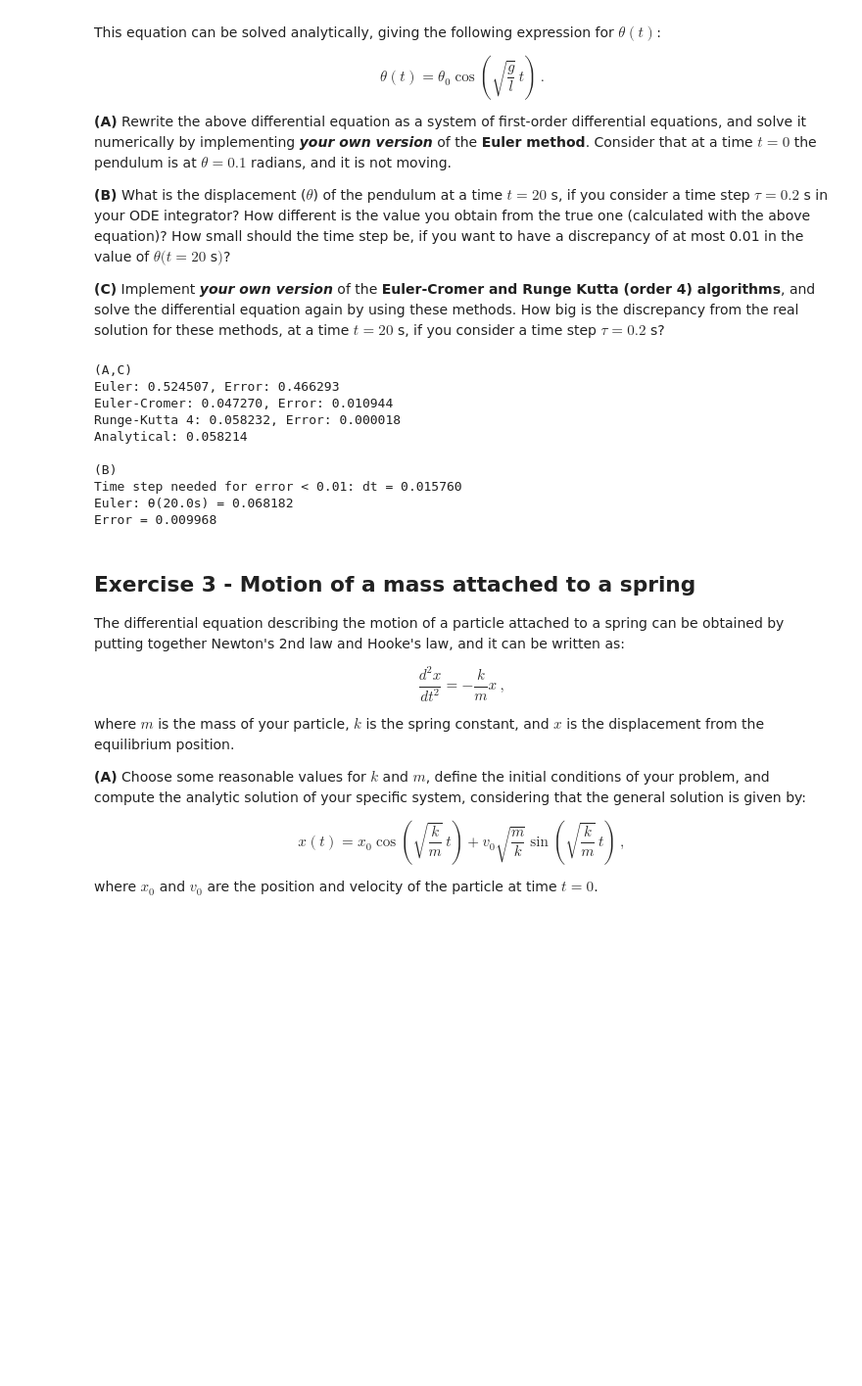
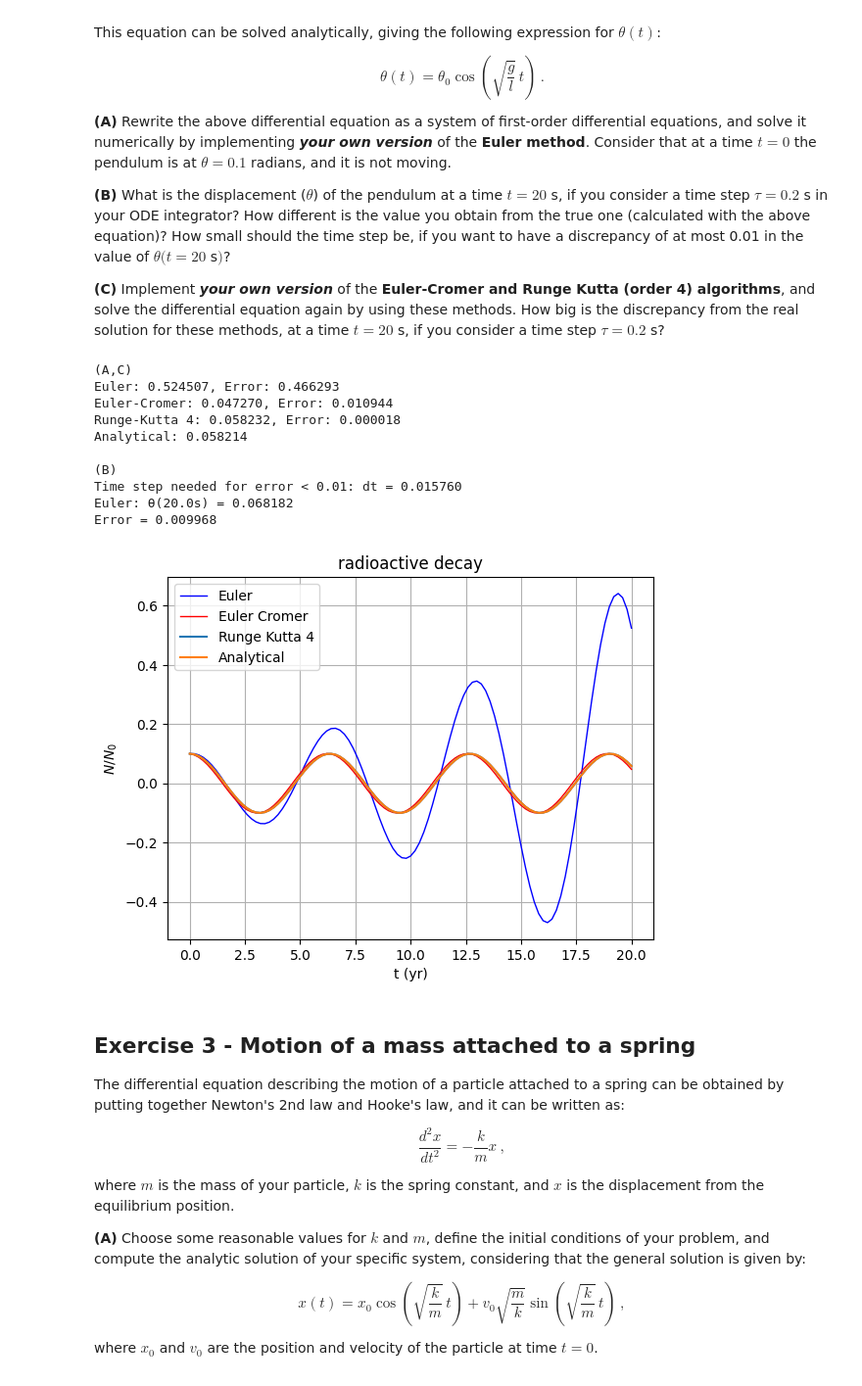
Before and after one commit to DerEppi/NUM, a Jupyter notebook: Exercise/Ex 6/Exercise Sheet 6.ipynb, the cells around one changed output. Shown at 98% size. Drawn from its saved outputs; the diff is of its cells as text; code cells hidden in the pictures; blank space fills up the shorter version.

```diff
--- a/Exercise/Ex 6/Exercise Sheet 6.ipynb
+++ b/Exercise/Ex 6/Exercise Sheet 6.ipynb
@@ -175,24 +176,24 @@ def runge_kutta4(dt):
 
     for i in range(steps-1):
         # k1
-        k1_theta = dt * omega[i]
-        k1_omega = dt * (-g/l * theta[i])
+        k1_theta = omega[i]
+        k1_omega = -g/l * theta[i]
 
         # k2
-        k2_theta = dt * (omega[i] + 0.5*k1_omega)
-        k2_omega = dt * (-g/l * (theta[i] + 0.5*k1_theta))
+        k2_theta = omega[i] + 0.5*dt*k1_omega
+        k2_omega = -g/l * (theta[i] + 0.5*dt*k1_theta)
 
         # k3
-        k3_theta = dt * (omega[i] + 0.5*k2_omega)
-        k3_omega = dt * (-g/l * (theta[i] + 0.5*k2_theta))
+        k3_theta = omega[i] + 0.5*dt*k2_omega
+        k3_omega = -g/l * (theta[i] + 0.5*dt*k2_theta)
 
         # k4
-        k4_theta = dt * (omega[i] + k3_omega)
-        k4_omega = dt * (-g/l * (theta[i] + k3_theta))
+        k4_theta = omega[i] + dt*k3_omega
+        k4_omega = -g/l * (theta[i] + dt*k3_theta)
 
         # Update
-        theta[i+1] = theta[i] + (k1_theta + 2*k2_theta + 2*k3_theta + k4_theta)/6
-        omega[i+1] = omega[i] + (k1_omega + 2*k2_omega + 2*k3_omega + k4_omega)/6
+        theta[i+1] = theta[i] + dt*(k1_theta + 2*k2_theta + 2*k3_theta + k4_theta)/6
+        omega[i+1] = omega[i] + dt*(k1_omega + 2*k2_omega + 2*k3_omega + k4_omega)/6
 
     return time, theta
 
@@ -203,35 +204,49 @@ time_rk4, theta_rk4 = runge_kutta4(tau)
 
 # Analytical value at t = 20 s
 theta_true = theta0 * np.cos(np.sqrt(g/l) * t_max)
+theta_analytical = theta0 * np.cos(np.sqrt(g/l) * time_e)
 
 print(f"(A,C)\nEuler: {theta_e[-1]:.6f}, Error: {abs(theta_e[-1] - theta_true):.6f}")
 print(f"Euler-Cromer: {theta_ec[-1]:.6f}, Error: {abs(theta_ec[-1] - theta_true):.6f}")
 print(f"Runge-Kutta 4: {theta_rk4[-1]:.6f}, Error: {abs(theta_rk4[-1] - theta_true):.6f}")
 print(f"Analytical: {theta_true:.6f}")
 
 # step size needed for an error of 0.01 (euler)
 tolerance = 0.01
 dt = 0.2
 while dt > 1e-5:
     time, theta_num = euler(dt)
     error = abs(theta_num[-1] - theta_true)
     if error < tolerance:
         break
     dt /= 1.0005 # reduce dt
 
 print(f"\n(B)\nTime step needed for error < {tolerance}: dt = {dt:.6f}")
 print(f"Euler: θ({t_max}s) = {theta_num[-1]:.6f}\nError = {error:.6f}")
+
+# Plot
+plt.plot(time_e, theta_e, color="blue", markersize=3, linewidth=1, label="Euler")
+plt.plot(time_ec, theta_ec, color="red", markersize=3, linewidth=1, label="Euler Cromer")
+plt.plot(time_rk4, theta_rk4, label="Runge Kutta 4")
+plt.plot(time_e, theta_analytical, label="Analytical")
+plt.legend()
+plt.xlabel("t (yr)")
+plt.ylabel("$N/N_0$")
+plt.title("radioactive decay")
+plt.grid(True)
+plt.show()
 # %% [output]
 (A,C)
 Euler: 0.524507, Error: 0.466293
 Euler-Cromer: 0.047270, Error: 0.010944
 Runge-Kutta 4: 0.058232, Error: 0.000018
 Analytical: 0.058214
 
 (B)
 Time step needed for error < 0.01: dt = 0.015760
 Euler: θ(20.0s) = 0.068182
 Error = 0.009968
+[figure, added]
 # %% [markdown]
 ## Exercise 3 - Motion of a mass attached to a spring
 
```
Also changed, not shown: parts of 2 cells of this notebook, 1 other file.
